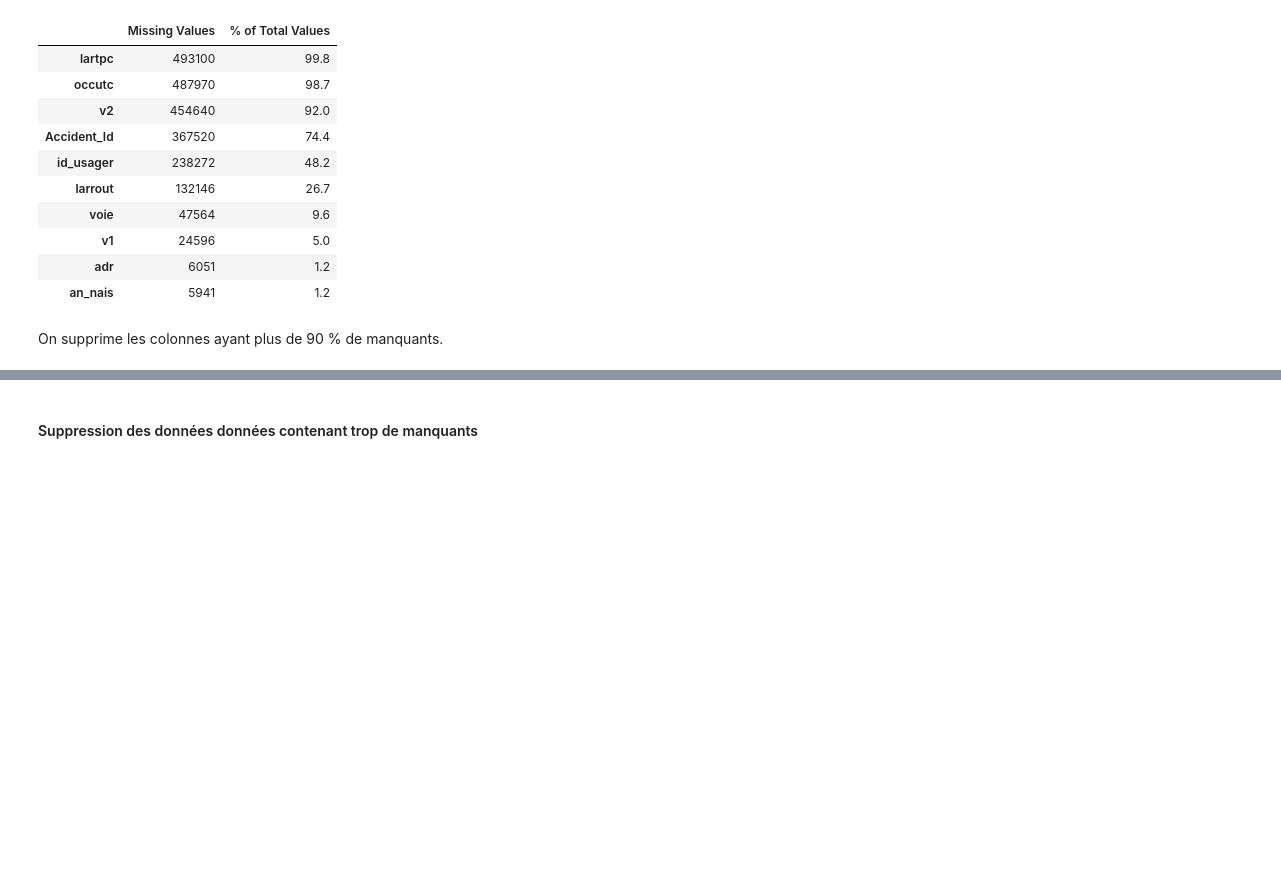
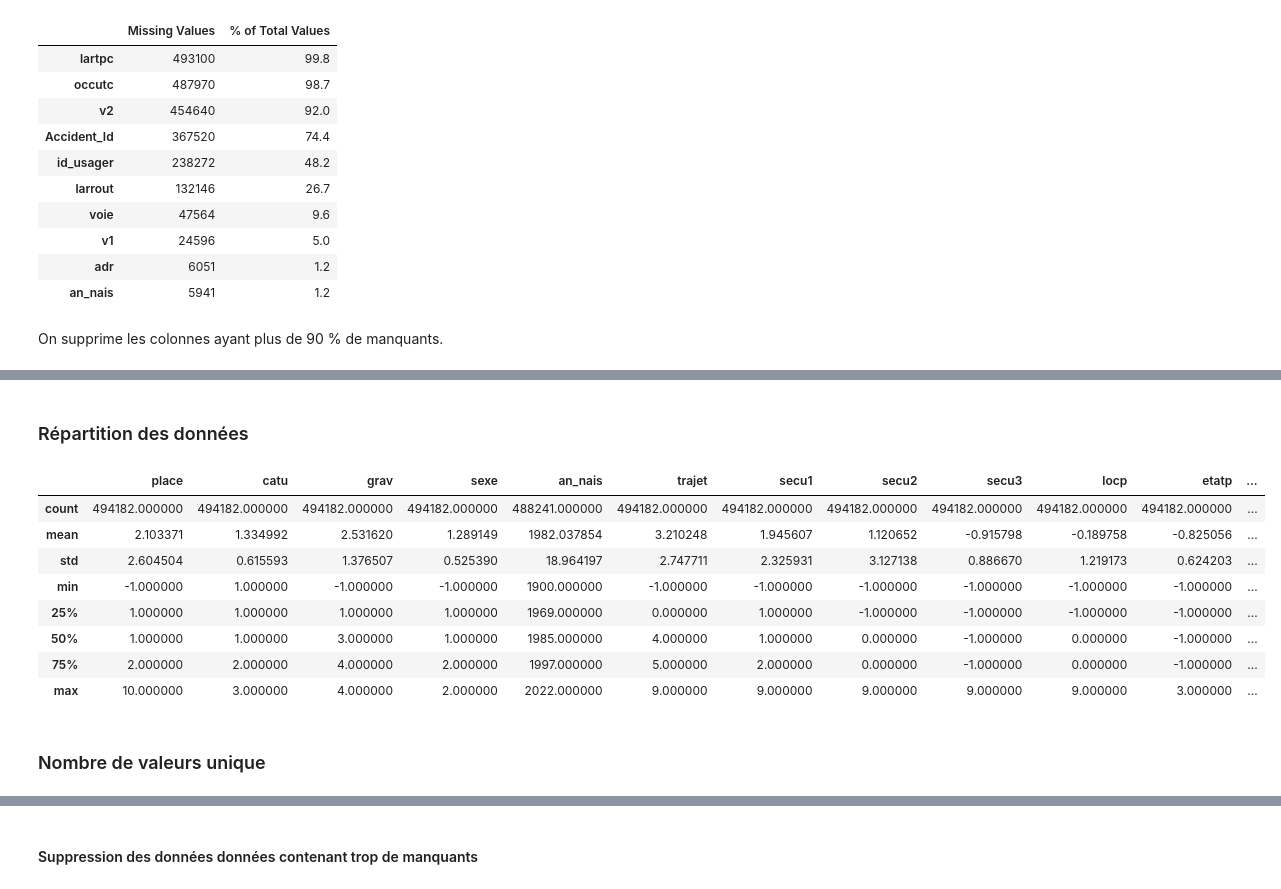
Before and after one commit to Nujadn/accident_route, a Jupyter notebook: analyse_exploratoire.ipynb, the cells around one changed output, grey strips where cells are left out. Drawn from its saved outputs; the diff is of its cells as text; code cells hidden in the pictures; blank space fills up the shorter version.

```diff
--- a/analyse_exploratoire.ipynb
+++ b/analyse_exploratoire.ipynb
@@ -214,0 +218,16 @@ plt.show();
+# %% [markdown]
+### Répartition des données
+# %%
+df.describe()
+# %% [output]
+|  | place | catu | grav | sexe | an_nais | trajet | secu1 | secu2 | secu3 | locp | etatp | ... |
+| count | 494182.000000 | 494182.000000 | 494182.000000 | 494182.000000 | 488241.000000 | 494182.000000 | 494182.000000 | 494182.000000 | 494182.000000 | 494182.000000 | 494182.000000 | ... |
+| mean | 2.103371 | 1.334992 | 2.531620 | 1.289149 | 1982.037854 | 3.210248 | 1.945607 | 1.120652 | -0.915798 | -0.189758 | -0.825056 | ... |
+| std | 2.604504 | 0.615593 | 1.376507 | 0.525390 | 18.964197 | 2.747711 | 2.325931 | 3.127138 | 0.886670 | 1.219173 | 0.624203 | ... |
+| min | -1.000000 | 1.000000 | -1.000000 | -1.000000 | 1900.000000 | -1.000000 | -1.000000 | -1.000000 | -1.000000 | -1.000000 | -1.000000 | ... |
+| 25% | 1.000000 | 1.000000 | 1.000000 | 1.000000 | 1969.000000 | 0.000000 | 1.000000 | -1.000000 | -1.000000 | -1.000000 | -1.000000 | ... |
+| 50% | 1.000000 | 1.000000 | 3.000000 | 1.000000 | 1985.000000 | 4.000000 | 1.000000 | 0.000000 | -1.000000 | 0.000000 | -1.000000 | ... |
+| 75% | 2.000000 | 2.000000 | 4.000000 | 2.000000 | 1997.000000 | 5.000000 | 2.000000 | 0.000000 | -1.000000 | 0.000000 | -1.000000 | ... |
+| max | 10.000000 | 3.000000 | 4.000000 | 2.000000 | 2022.000000 | 9.000000 | 9.000000 | 9.000000 | 9.000000 | 9.000000 | 3.000000 | ... |
+# %% [markdown]
+### Nombre de valeurs unique
```
Also changed, not shown: parts of 48 cells of this notebook.
